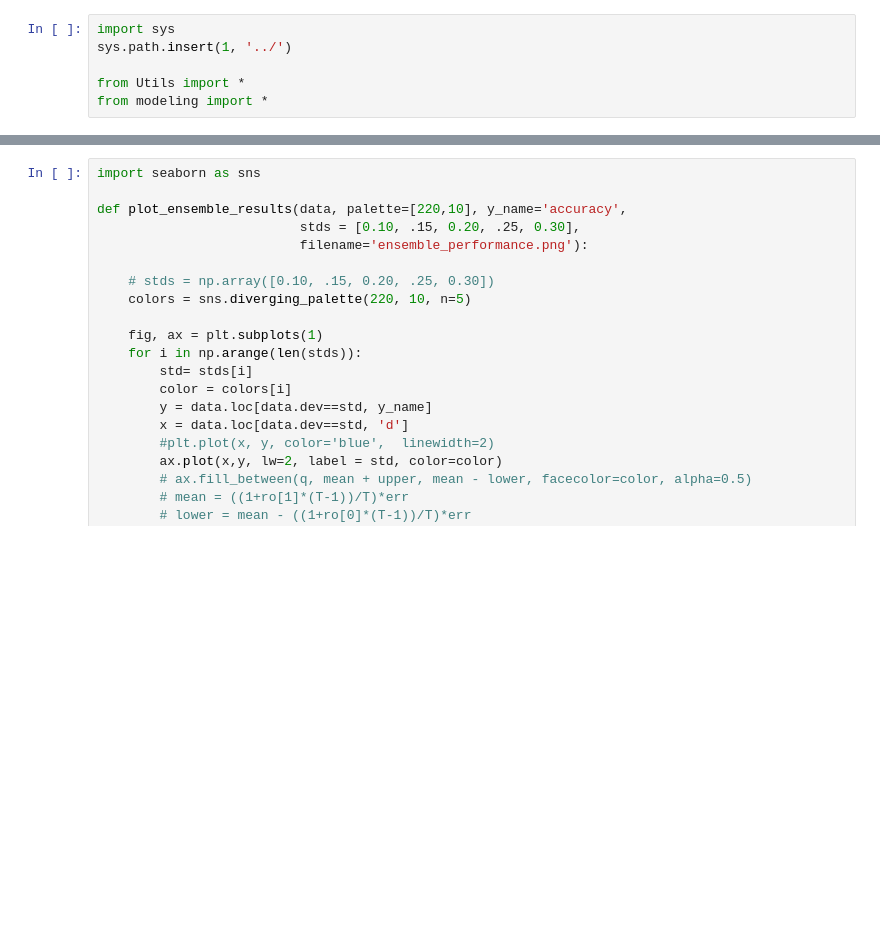
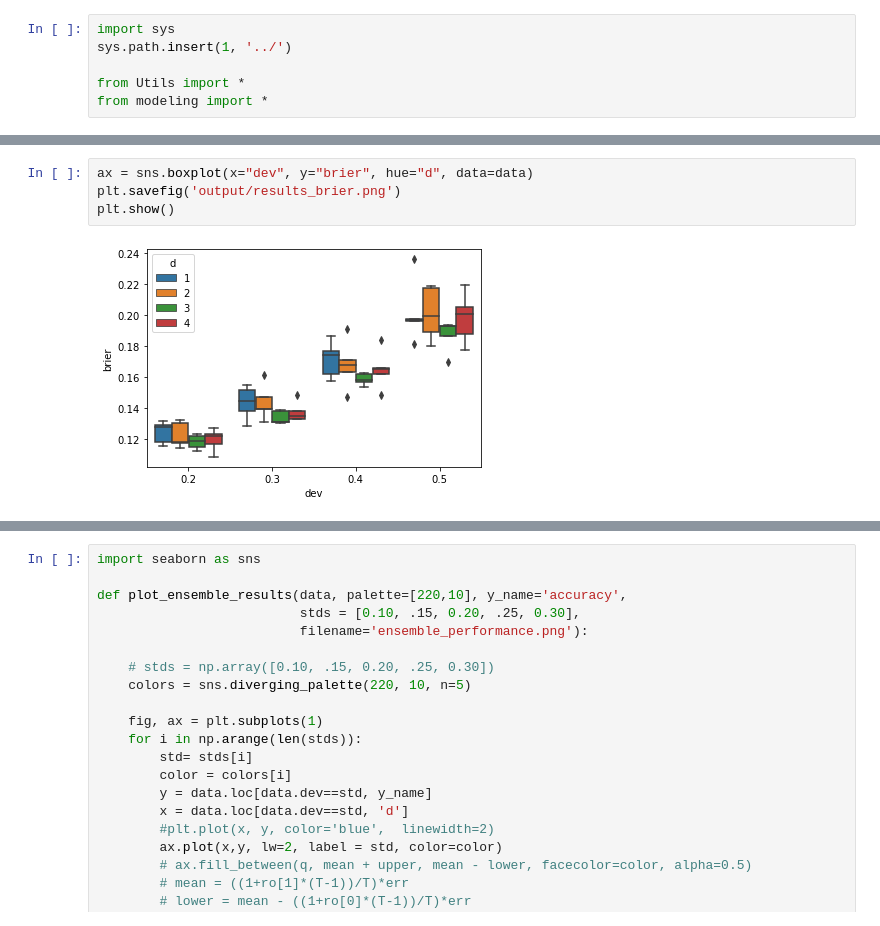
Before and after one commit to amacaluso/Quantum-Ensemble-for-Classification, a Jupyter notebook: notebooks/viz_results.ipynb, the cells around one changed output, grey strips where cells are left out. Saved outputs shown, nothing was run; the diff lists cells and outputs as text; blank space fills up the shorter version.

```diff
--- a/notebooks/viz_results.ipynb
+++ b/notebooks/viz_results.ipynb
@@ -21,3 +20,9 @@ std_all = data.dev.unique()
+# %%
+ax = sns.boxplot(x="dev", y="brier", hue="d", data=data)
+plt.savefig('output/results_brier.png')
+plt.show()
+# %% [output]
+[figure, added]
 # %%
 data_mean =data.groupby(['d', 'dev']).mean()
 data_std =data.groupby(['d', 'dev']).std()
```
Also changed, not shown: parts of 14 cells of this notebook, 6 other files.
